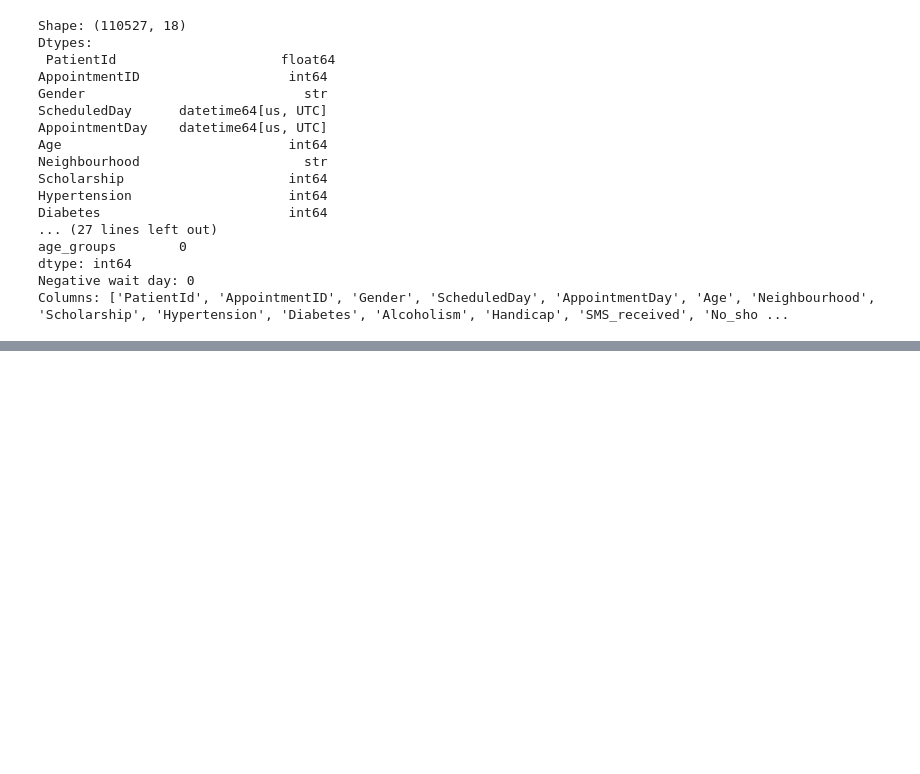
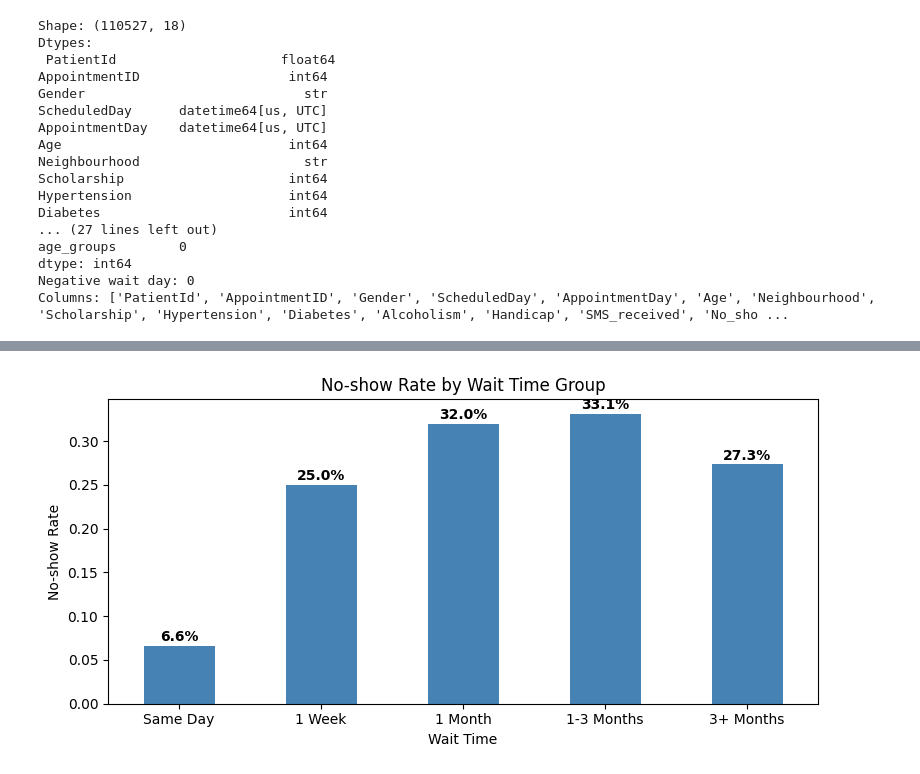
Before and after one commit to Kuldip-Lakhtariya/Medical_appointment, a Jupyter notebook: hospital_noshow_eda.ipynb, the cells around one changed output, grey strips where cells are left out. Drawn from its saved outputs; the diff is of its cells as text; code cells hidden in the pictures; blank space fills up the shorter version.

```diff
--- a/hospital_noshow_eda.ipynb
+++ b/hospital_noshow_eda.ipynb
@@ -277,0 +333,8 @@ Columns: ['PatientId', 'AppointmentID', 'Gender', 'ScheduledDay', 'AppointmentDa
+# %%
+#Now move to the 2nd hypothesis
+
+df["wait_group"] = pd.cut(df["wait_day"],bins=[-1,0,7,30,90,float("inf")],labels=['Same Day', '1 Week', '1 Month', '1-3 Months', '3+ Months'])
+
+wait_day_check = df.groupby("wait_group")["No_show"].mean()
+
+wait_day_check
@@ -277,0 +349,15 @@ Columns: ['PatientId', 'AppointmentID', 'Gender', 'ScheduledDay', 'AppointmentDa
+# %%
+fig, ax = plt.subplots(figsize=(8, 4))
+wait_day_check.plot(kind='bar', color='steelblue', ax=ax)
+ax.set_title('No-show Rate by Wait Time Group')
+ax.set_xlabel('Wait Time')
+ax.set_ylabel('No-show Rate')
+ax.set_xticklabels(wait_day_check.index, rotation=0)
+
+for i, v in enumerate(wait_day_check):
+    ax.text(i, v + 0.005, f'{v:.1%}', ha='center', fontweight='bold')
+
+plt.tight_layout()
+plt.show()
+# %% [output]
+[figure, added]
```
Also changed, not shown: parts of 16 cells of this notebook.
